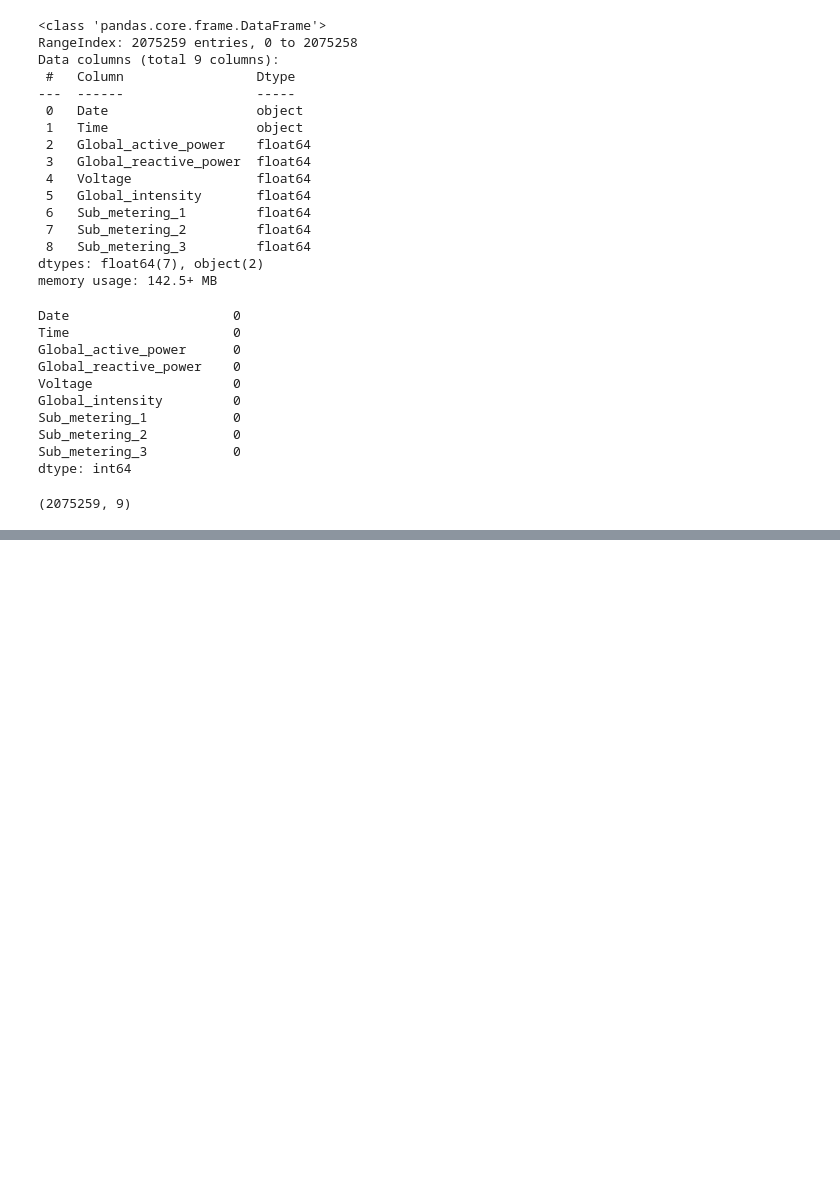
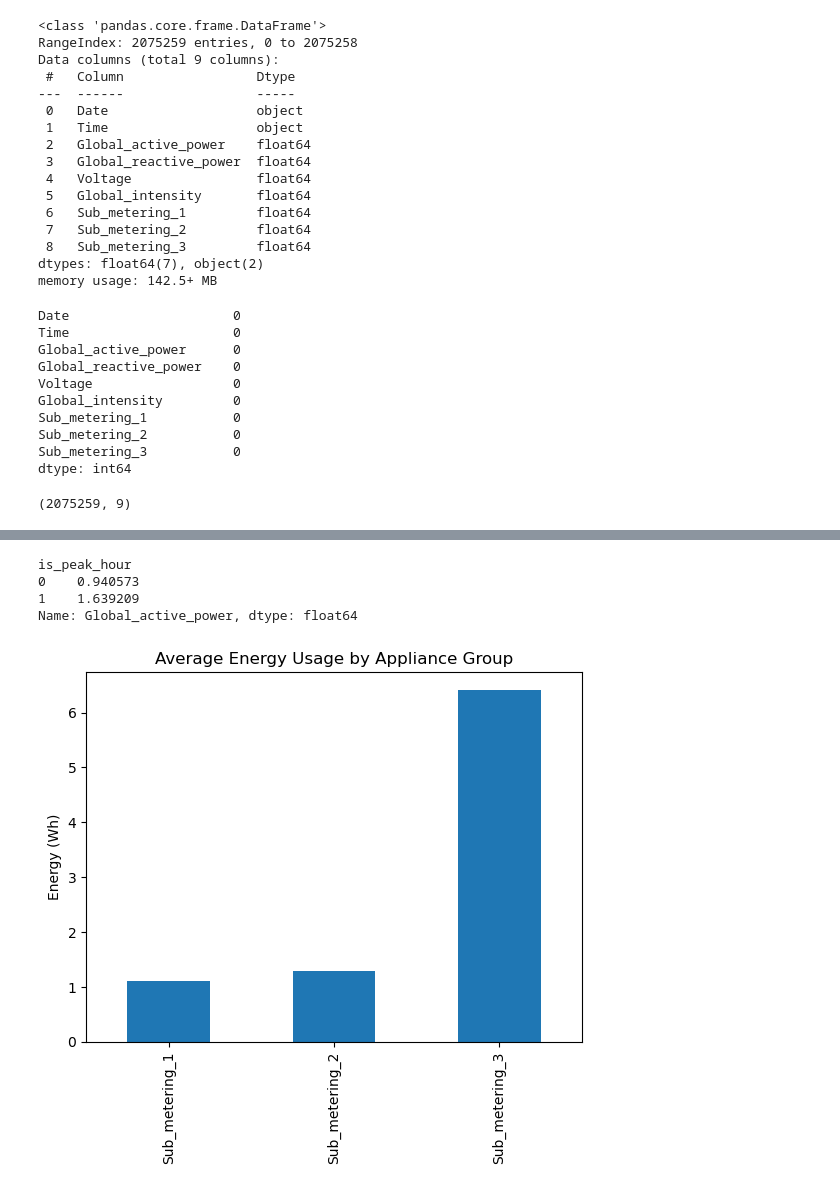
Before and after one commit to mohitgthb/OptiWatt, a Jupyter notebook: notebooks/01_data_preprocessing.ipynb, the cells around one changed output, grey strips where cells are left out. Saved outputs shown, nothing was run; the diff lists cells and outputs as text; code cells hidden in the pictures; blank space fills up the shorter version.

```diff
--- a/notebooks/01_data_preprocessing.ipynb
+++ b/notebooks/01_data_preprocessing.ipynb
@@ -113,0 +206,16 @@ df.shape
+# %%
+df.groupby("is_peak_hour")["Global_active_power"].mean()
+# %% [output]
+is_peak_hour
+0    0.940573
+1    1.639209
+Name: Global_active_power, dtype: float64
+# %%
+df[["Sub_metering_1", "Sub_metering_2", "Sub_metering_3"]].mean().plot(
+    kind="bar",
+    title="Average Energy Usage by Appliance Group"
+)
+plt.ylabel("Energy (Wh)")
+plt.show()
+# %% [output]
+[figure, added]
```
Also changed, not shown: parts of 12 cells of this notebook.
